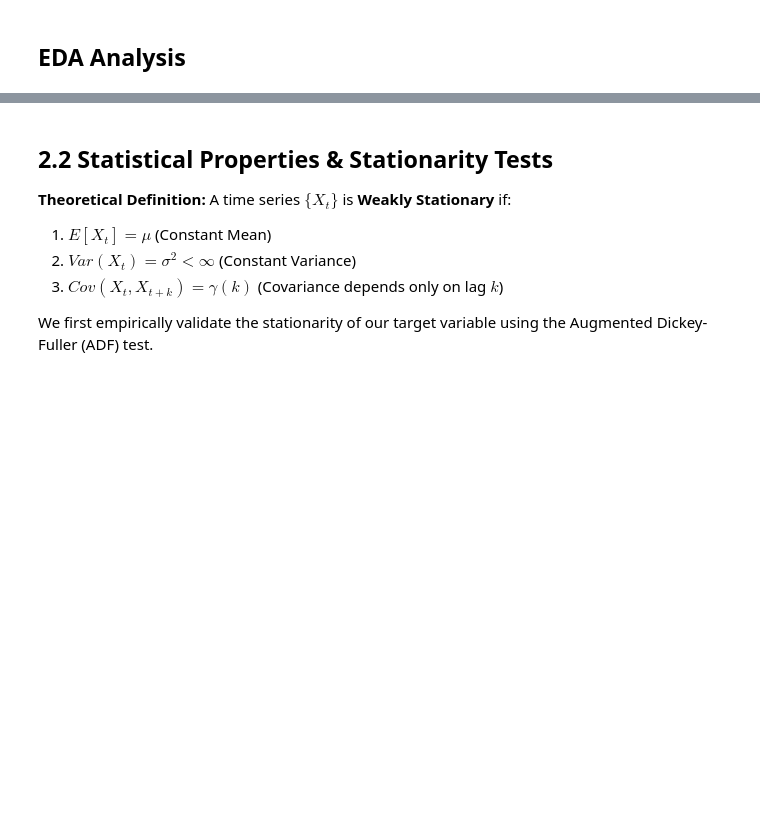
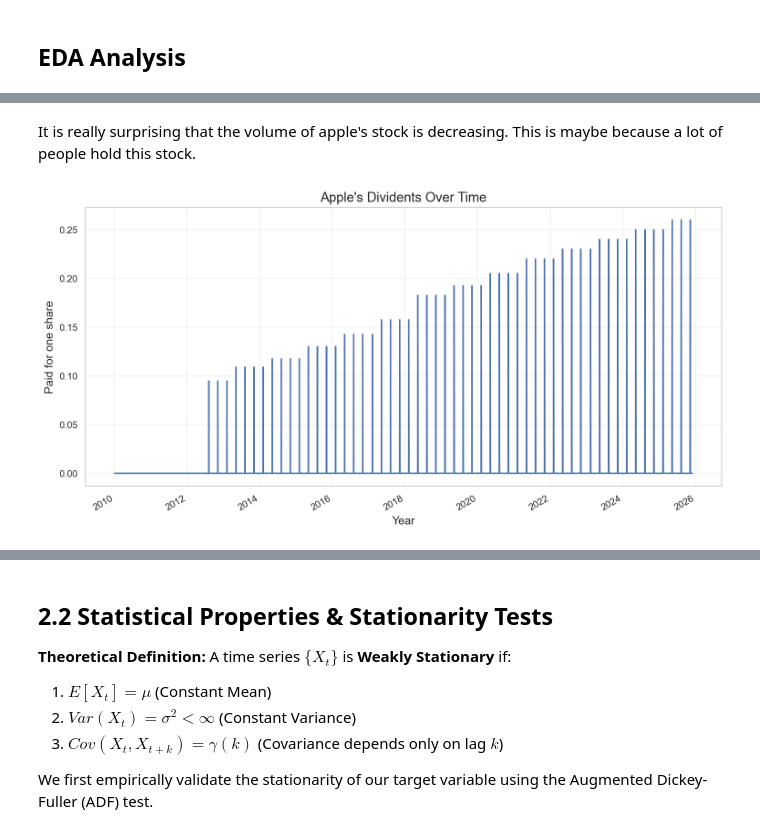
Before and after one commit to itaymutzafi/data-science-project, a Jupyter notebook: Final_Project_Report.ipynb, the cells around one changed output, grey strips where cells are left out. Saved outputs shown, nothing was run; the diff lists cells and outputs as text; code cells hidden in the pictures; blank space fills up the shorter version.

```diff
--- a/Final_Project_Report.ipynb
+++ b/Final_Project_Report.ipynb
@@ -218,0 +222,12 @@ plt.show()
+# %% [markdown]
+It is really surprising that the volume of apple's stock is decreasing.
+This is maybe because a lot of people hold this stock.
+# %%
+df['Dividends'].plot()
+plt.title("Apple's Dividents Over Time")
+plt.ylabel("Paid for one share")
+plt.xlabel("Year")
+plt.grid(True)
+plt.show()
+# %% [output]
+[figure, added]
```
Also changed, not shown: parts of 40 cells of this notebook, 3 other files.
